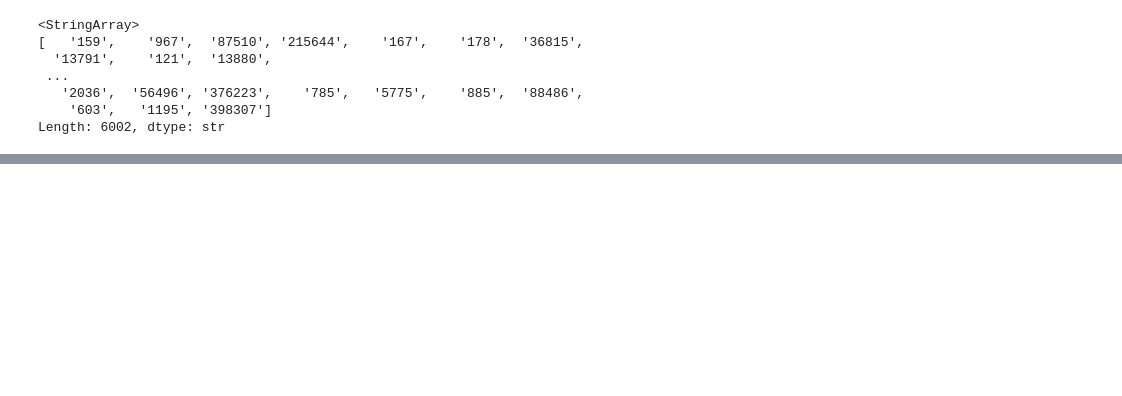
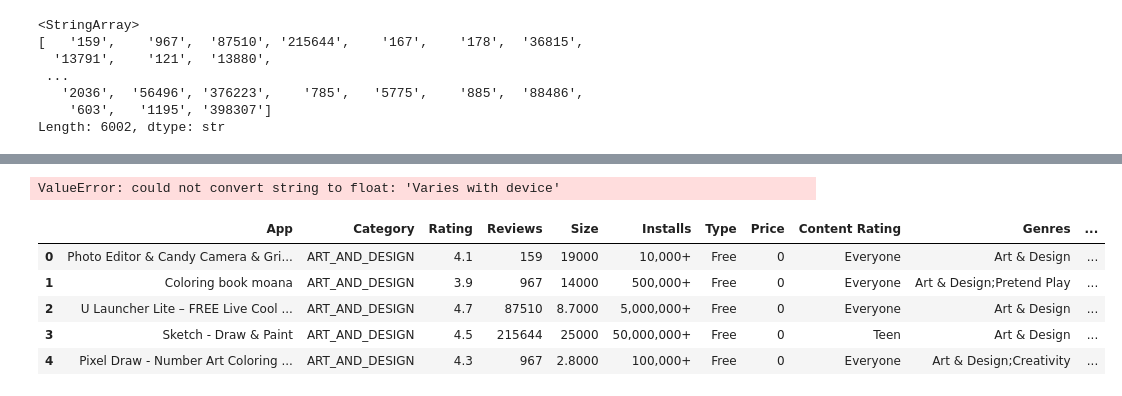
Before and after one commit to mohdshubair313/machine-learning-concepts, a Jupyter notebook: EDA/playstore_data/playstore1.ipynb, the cells around one changed output, grey strips where cells are left out. Cells and saved outputs as stored; diff of their text form; code cells hidden in the pictures; blank space fills up the shorter version.

```diff
--- a/EDA/playstore_data/playstore1.ipynb
+++ b/EDA/playstore_data/playstore1.ipynb
@@ -110,0 +149,2 @@ KeyError: np.int64(10840)
+# %%
+df_copy['Reviews'] = df_copy['Reviews'].astype(int)
@@ -110,0 +174,4 @@ KeyError: np.int64(10840)
+# %%
+df_copy['Size'] = df_copy['Size'].str.replace('M', '000')
+df_copy['Size'] = df_copy['Size'].str.replace('k', '')
+df_copy['Size'].unique()
@@ -110,0 +200,14 @@ KeyError: np.int64(10840)
+# %%
+df_copy['Size'] = df_copy['Size'].replace('varies with device', np.nan)
+df_copy['Size'] = df_copy['Size'].astype(float)
+# %% [output]
+ValueError: could not convert string to float: 'Varies with device'
+# %%
+df_copy.head()
+# %% [output]
+|  | App | Category | Rating | Reviews | Size | Installs | Type | Price | Content Rating | Genres | ... |
+| 0 | Photo Editor & Candy Camera & Gri... | ART_AND_DESIGN | 4.1 | 159 | 19000 | 10,000+ | Free | 0 | Everyone | Art & Design | ... |
+| 1 | Coloring book moana | ART_AND_DESIGN | 3.9 | 967 | 14000 | 500,000+ | Free | 0 | Everyone | Art & Design;Pretend Play | ... |
+| 2 | U Launcher Lite – FREE Live Cool ... | ART_AND_DESIGN | 4.7 | 87510 | 8.7000 | 5,000,000+ | Free | 0 | Everyone | Art & Design | ... |
+| 3 | Sketch - Draw & Paint | ART_AND_DESIGN | 4.5 | 215644 | 25000 | 50,000,000+ | Free | 0 | Teen | Art & Design | ... |
+| 4 | Pixel Draw - Number Art Coloring ... | ART_AND_DESIGN | 4.3 | 967 | 2.8000 | 100,000+ | Free | 0 | Everyone | Art & Design;Creativity | ... |
```
Also changed, not shown: parts of 23 cells of this notebook.
